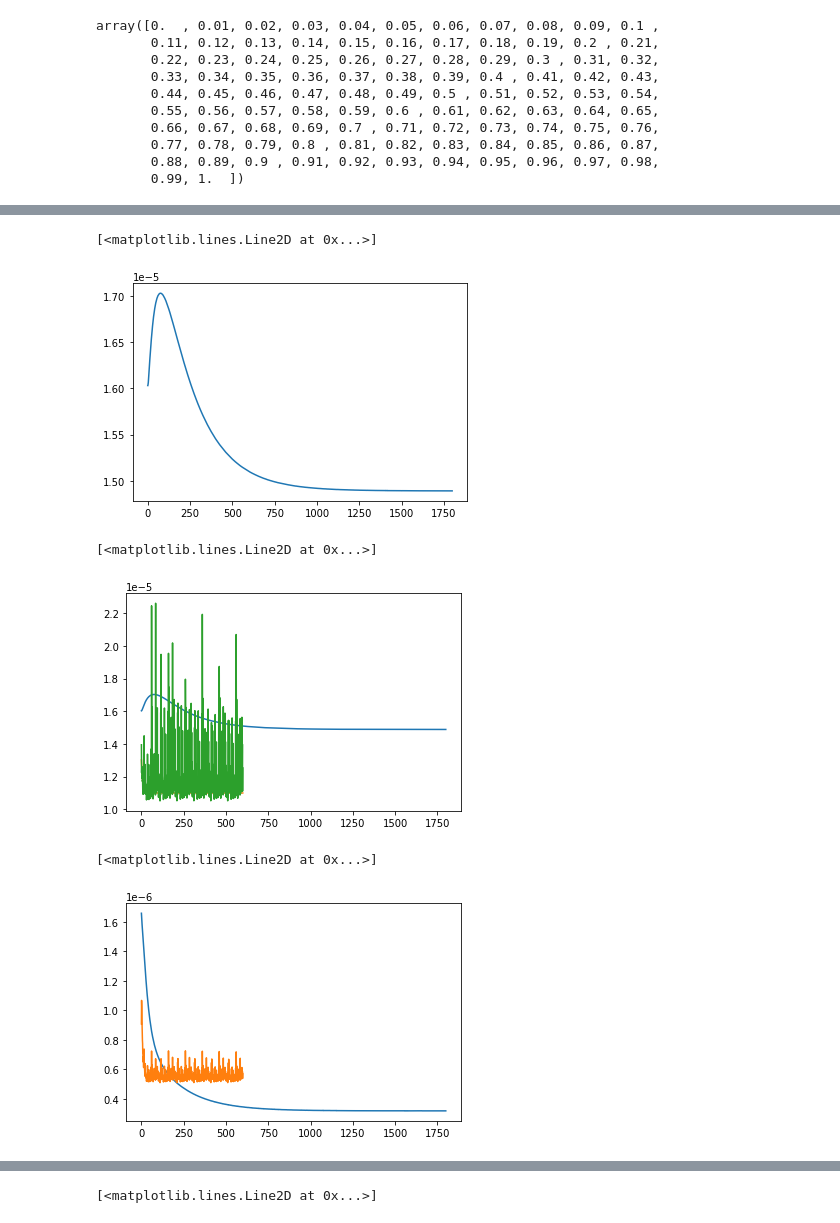
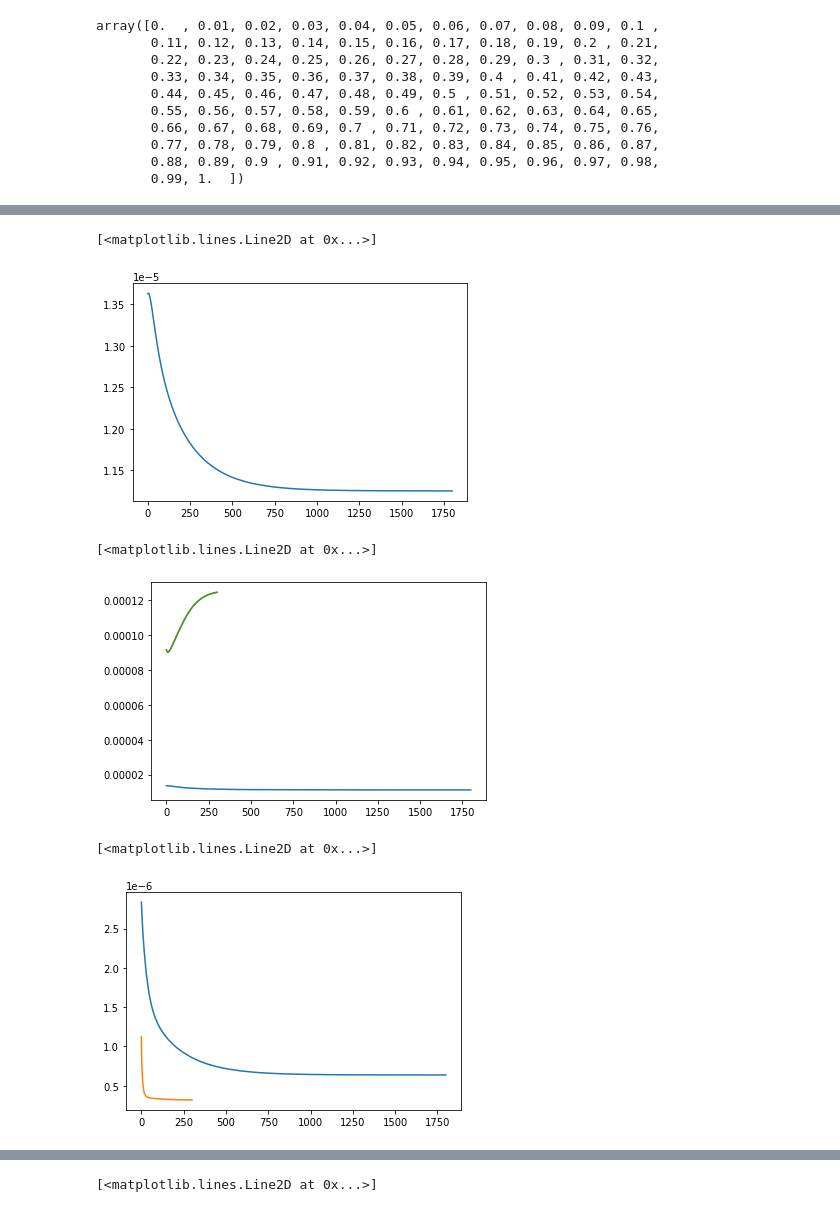
Before and after one commit to dbelivanis/Information-Theory-2, a Jupyter notebook: Optimization/check.ipynb, the cells around one changed output, grey strips where cells are left out. Drawn from its saved outputs; the diff is of its cells as text; code cells hidden in the pictures.

```diff
--- a/Optimization/check.ipynb
+++ b/Optimization/check.ipynb
@@ -6,7 +6,7 @@ from scipy import special
 import matplotlib.pyplot as plt
 import statsmodels.stats.weightstats as sm
 # %%
-N_steps = 600
+N_steps = 300
 N_steps_orig = 1800
 N_k = 64
 T_h = 18000
@@ -54,6 +54,6 @@ plot_cdf(p,q_y,0,1)
 # %%
-q_MC_x = np.loadtxt(f"{train_loc}Q_x_6.txt")
-q_MC_y = np.loadtxt(f"{train_loc}Q_y_6.txt")
+q_MC_x = np.loadtxt(f"{train_loc}Q_x_5.txt")
+q_MC_y = np.loadtxt(f"{train_loc}Q_y_5.txt")
 # %%
 q_MC_x.shape
 # %% [output]
@@ -108,21 +108,21 @@ array([1.34224809e-05, 3.06722788e-05, 1.30988932e-05, 6.28227944e-06,
 plt.plot(q_MC_x.mean(axis=0))
 # %% [output]
 [<matplotlib.lines.Line2D at 0x...>]
-[figure, old version]
+[figure, new version]
 # %%
 plt.plot(q_MC_x.mean(axis=0))
 plt.plot(q_x[0,:,:].mean(axis=0))
 plt.plot(q_x[1,:,:].mean(axis=0))
 # %% [output]
 [<matplotlib.lines.Line2D at 0x...>]
-[figure, old version]
+[figure, new version]
 # %%
 plt.plot(q_MC_y.mean(axis=0))
 # plt.plot(q_y[0,:,:].mean(axis=0))
-plt.plot(q_y[1,:,:].mean(axis=0))
+plt.plot(q_y[0,:,:].mean(axis=0))
 # %% [output]
 [<matplotlib.lines.Line2D at 0x...>]
-[figure, old version]
+[figure, new version]
 # %%
 plt.plot(q_x[1,:,:].mean(axis=0))
 # %% [output]
```
Also changed, not shown: parts of 8 cells of this notebook, 1 other file.
